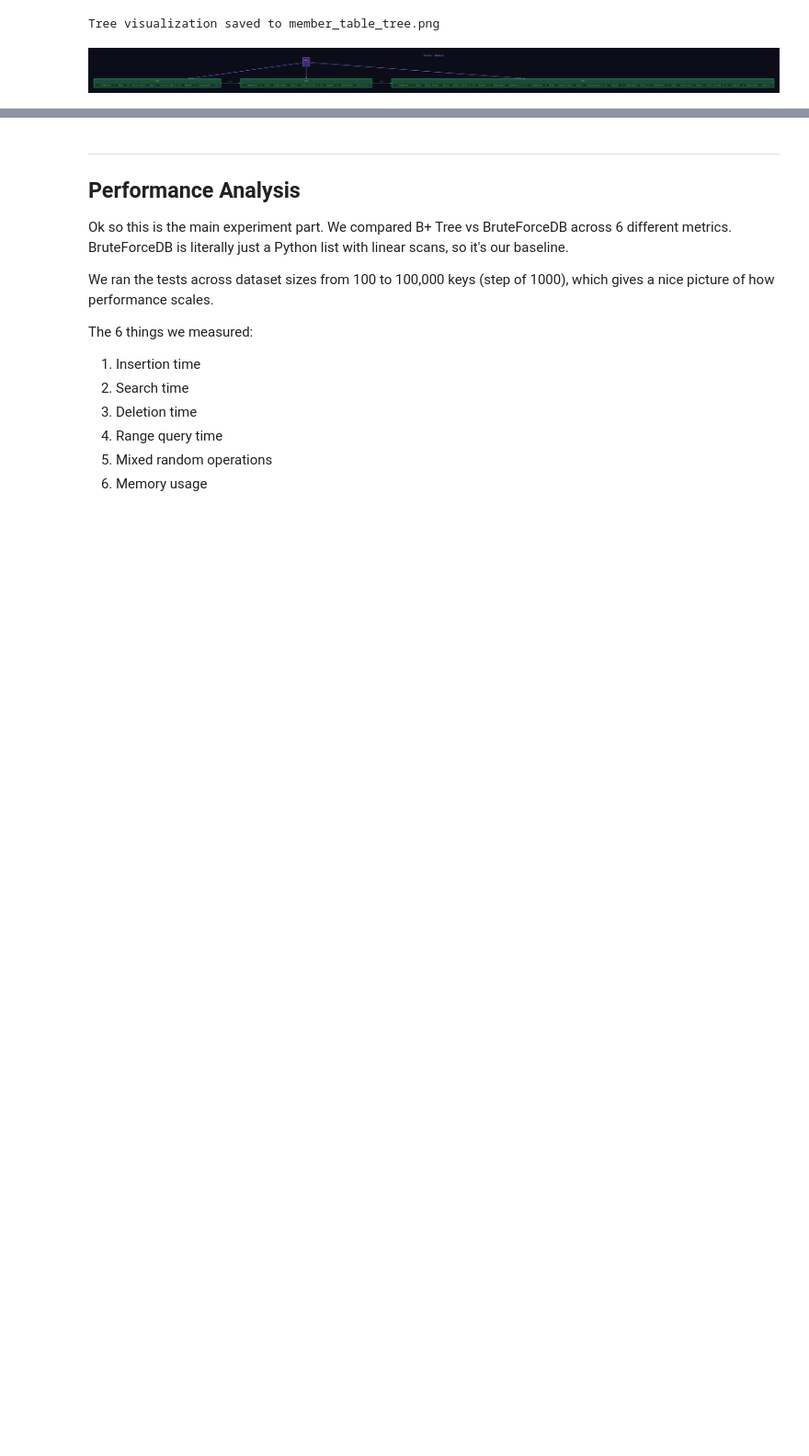
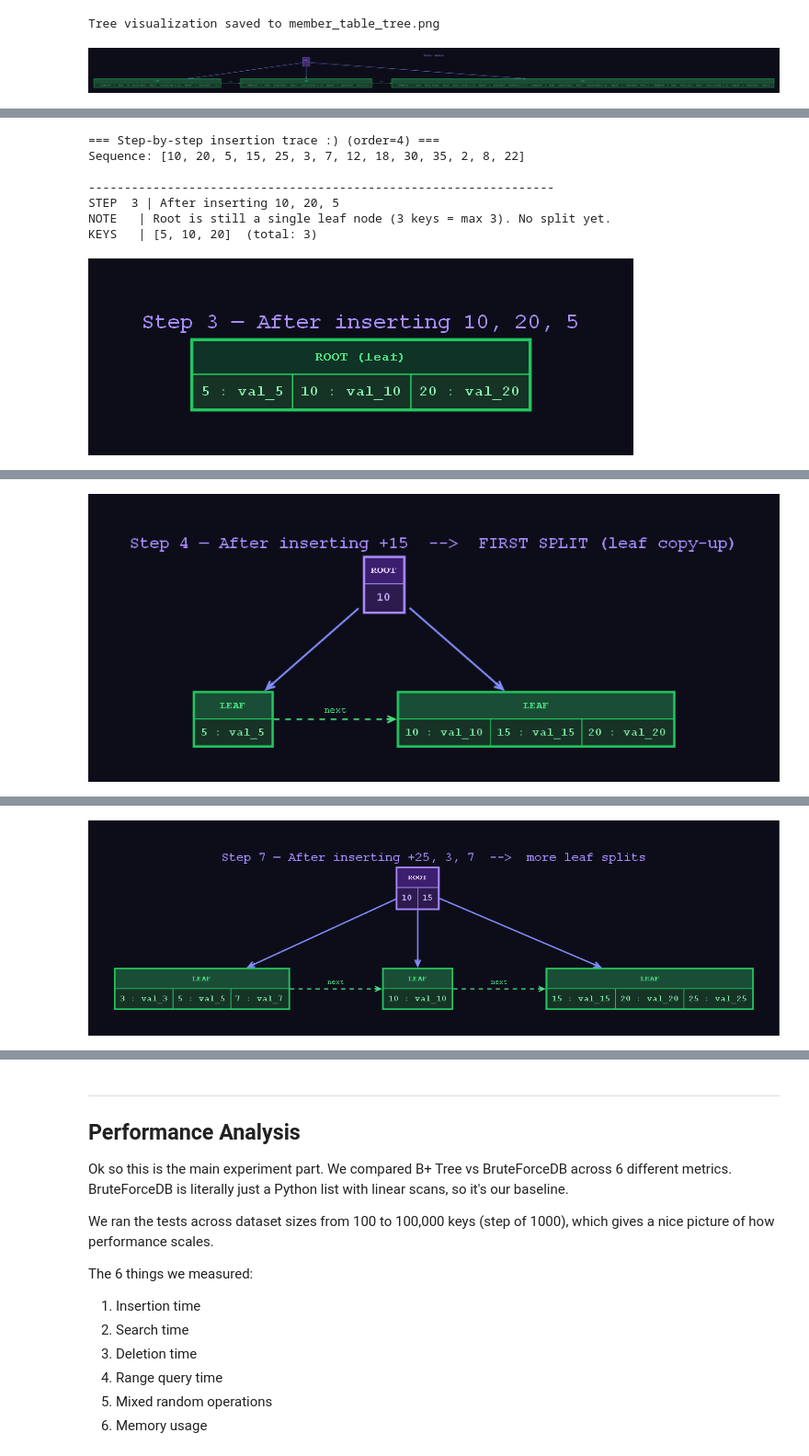
Before and after one commit to Pushkar111/GateGaurd-IITGN-Databases-CS432, a Jupyter notebook: assignment-2/Module_A/report.ipynb, the cells around one changed output, grey strips where cells are left out. Shown at 92% size. Saved outputs shown, nothing was run; the diff lists cells and outputs as text; code cells hidden in the pictures; blank space fills up the shorter version.

```diff
--- a/assignment-2/Module_A/report.ipynb
+++ b/assignment-2/Module_A/report.ipynb
@@ -251,0 +275,78 @@ Tree visualization saved to member_table_tree.png
+# %%
+# Step-by-step insertion visualization
+# Captures 5 snapshots of the tree during insertion of the 14-key sequence
+# showing both leaf copy-up splits and internal promote-up splits in action
+
+print('=== Step-by-step insertion trace :) (order=4) ===')
+print('Sequence: [10, 20, 5, 15, 25, 3, 7, 12, 18, 30, 35, 2, 8, 22]')
+print()
+
+step_sequence = [10, 20, 5, 15, 25, 3, 7, 12, 18, 30, 35, 2, 8, 22]
+
+# checkpoints: step -> (short title, explanation note)
+checkpoints = {
+    3: (
+        'After inserting 10, 20, 5',
+        'Root is still a single leaf node (3 keys = max 3). No split yet.'
+    ),
+    4: (
+        'After inserting +15  -->  FIRST SPLIT (leaf copy-up)',
+        'Leaf overflows with 4 keys. Copy-up split: key 10 pushed up to new root. Tree now has 2 levels.'
+    ),
+    7: (
+        'After inserting +25, 3, 7  -->  more leaf splits',
+        'Two more leaf splits. Internal node has 2 routing keys. Still 2 levels.'
+    ),
+    10: (
+        'After inserting +12, 18, 30  -->  INTERNAL SPLIT (promote-up, tree grows taller)',
+        'Internal node overflows. Promote-up split: middle key moves up to create new root. Now 3 levels!'
+    ),
+    14: (
+        'After inserting +35, 2, 8, 22  -->  FINAL TREE',
+        'All 14 keys inserted. 6 leaf nodes connected by linked list. Full 3-level B+ Tree.'
+    ),
+}
+
+step_tree = BPlusTree(order=4)
+saved_files = []
+
+for i, k in enumerate(step_sequence, 1):
+    step_tree.insert(k, f'val_{k}')
+
+    if i not in checkpoints:
+        continue
+
+    title_short, note = checkpoints[i]
+    filename = f'step_{i:02d}_tree'
+    keys_so_far = [key for key, _ in step_tree.get_all()]
+
+    print('-' * 65)
+    print(f'STEP {i:2d} | {title_short}')
+    print(f'NOTE   | {note}')
+    print(f'KEYS   | {keys_so_far}  (total: {len(step_tree)})')
+
+    try:
+        dot = step_tree.visualize_tree(title=f'Step {i} — {title_short}')
+        dot.render(filename, format='png', cleanup=True)
+        display(Image(f'{filename}.png'))
+        saved_files.append(f'{filename}.png')
+    except Exception as e:
+        print(f'SKIP   | graphviz not available: {e}')
+    print()
+
+print('-' * 65)
+if saved_files:
+    print(f'Done. {len(saved_files)} step snapshots saved:')
+    for sf in saved_files:
+        print(f'  {sf}')
+else:
+    print('Done. (no PNG files saved... graphviz not available)')
+# %% [output]
+=== Step-by-step insertion trace :) (order=4) ===
+Sequence: [10, 20, 5, 15, 25, 3, 7, 12, 18, 30, 35, 2, 8, 22]
+
+-----------------------------------------------------------------
+STEP  3 | After inserting 10, 20, 5
+NOTE   | Root is still a single leaf node (3 keys = max 3). No split yet.
+KEYS   | [5, 10, 20]  (total: 3)
+[figure, added]
@@ -251,0 +357 @@ Tree visualization saved to member_table_tree.png
+[figure, added]
@@ -251,0 +362 @@ Tree visualization saved to member_table_tree.png
+[figure, added]
```
Also changed, not shown: parts of 2 cells of this notebook, 6 other files.
